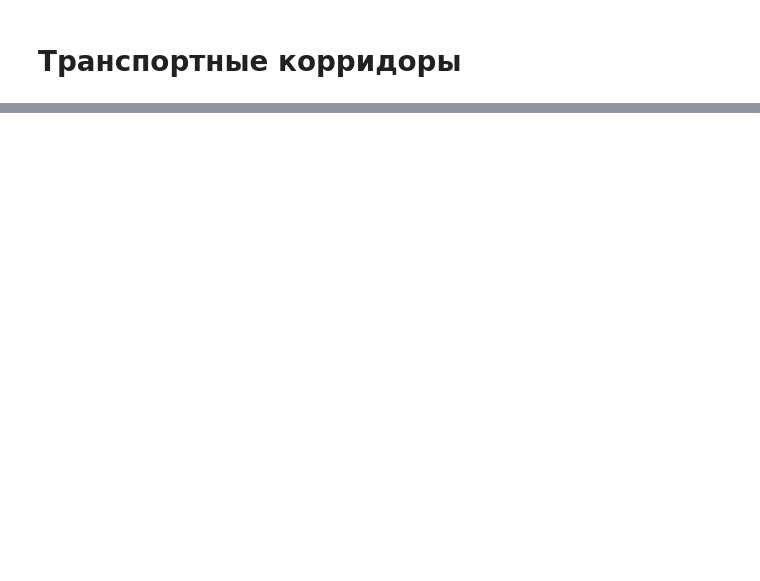
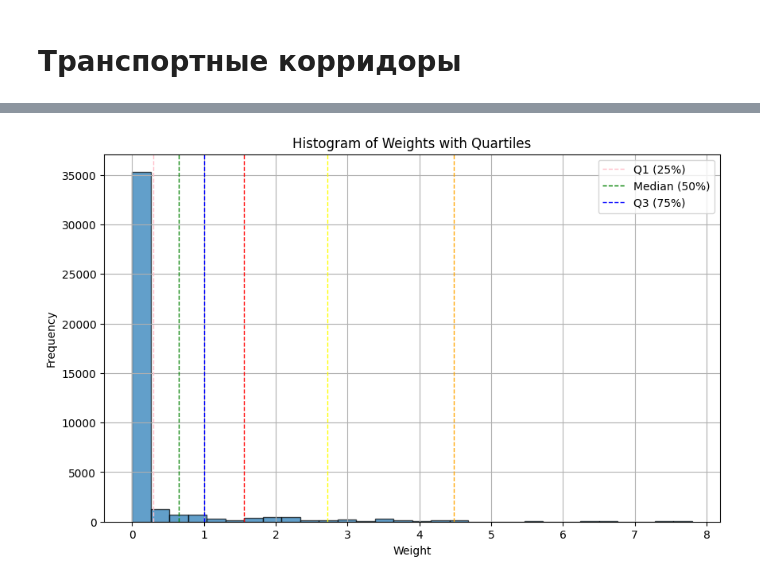
Before and after one commit to alexandermorozzov/transport_frames, a Jupyter notebook: Polina/test_corridors.ipynb, the cells around one changed output, grey strips where cells are left out. Cells and saved outputs as stored; diff of their text form; code cells hidden in the pictures; blank space fills up the shorter version.

```diff
--- a/Polina/test_corridors.ipynb
+++ b/Polina/test_corridors.ipynb
@@ -38,0 +52,20 @@ plt.show()
+# %%
+quartiles = e[e['weight']!=0]['weight'].quantile([0.2,0.4,0.5,0.6, 0.8,0.95])
+plt.figure(figsize=(10, 6))
+plt.hist(e['weight'], bins=30, edgecolor='black', alpha=0.7)
+plt.axvline(quartiles[0.2], color='pink', linestyle='dashed', linewidth=1)
+plt.axvline(quartiles[0.4], color='g', linestyle='dashed', linewidth=1)
+plt.axvline(quartiles[0.5], color='b', linestyle='dashed', linewidth=1)
+
+plt.axvline(quartiles[0.6], color='r', linestyle='dashed', linewidth=1)
+plt.axvline(quartiles[0.8], color='yellow', linestyle='dashed', linewidth=1)
+plt.axvline(quartiles[0.95], color='orange', linestyle='dashed', linewidth=1)
+
+plt.title('Histogram of Weights with Quartiles')
+plt.xlabel('Weight')
+plt.ylabel('Frequency')
+plt.legend(['Q1 (25%)', 'Median (50%)', 'Q3 (75%)'])
+plt.grid(True)
+plt.show()
+# %% [output]
+[figure, added]
```
Also changed, not shown: parts of 8 cells of this notebook, 2 other files.
